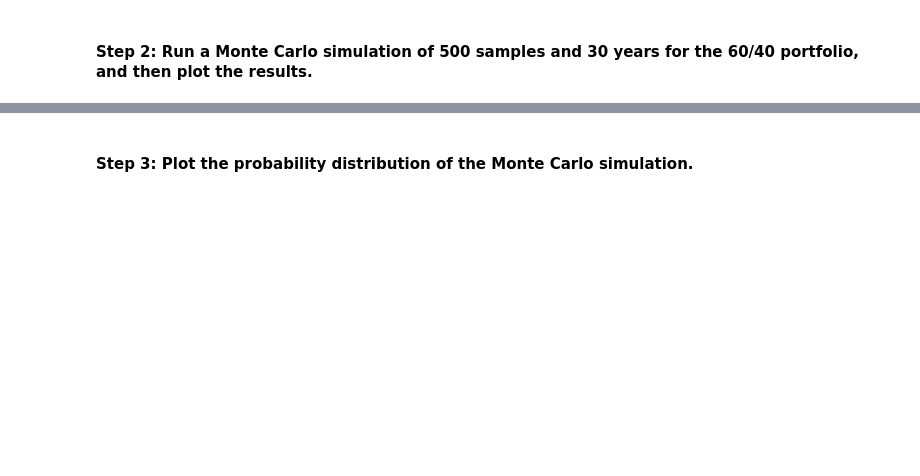
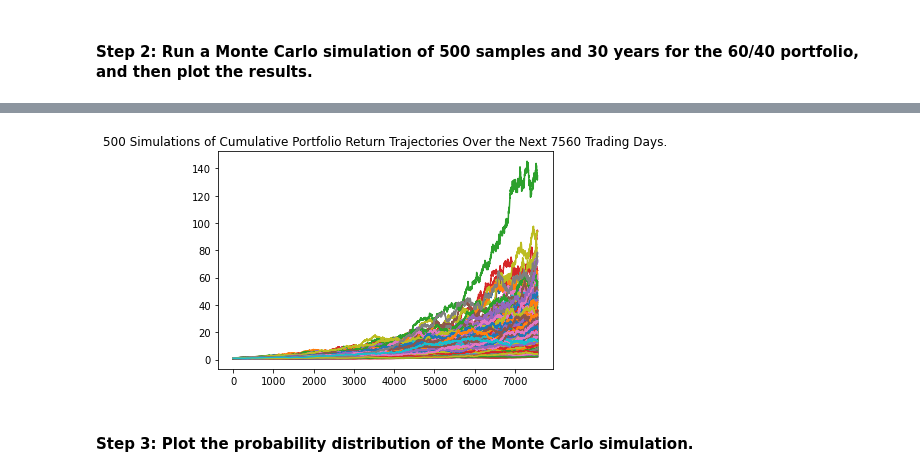
Before and after one commit to TaoNYC/columbia_fintech, a Jupyter notebook: Challenge_5_API_MC_Simulation_Forcasting_Portfilio_Performance/financial_planning_tools.ipynb, the cells around one changed output, grey strips where cells are left out. Cells and saved outputs as stored; diff of their text form; code cells hidden in the pictures; blank space fills up the shorter version.

Commit message:
added MC simulation for challenge 5

```diff
--- a/Challenge_5_API_MC_Simulation_Forcasting_Portfilio_Performance/financial_planning_tools.ipynb
+++ b/Challenge_5_API_MC_Simulation_Forcasting_Portfilio_Performance/financial_planning_tools.ipynb
@@ -474,6 +474,10 @@ In this section, you’ll use the MCForecastTools library to create a Monte Carl
 # Alternatively, you can use an end date of 2020-08-07 and work 3 years back from that date
 # YOUR CODE HERE
 # YOUR CODE HERE
+start_date_3_years = pd.Timestamp('2019-04-08',tz='America/New_York').isoformat()
+end_date_3_years = pd.Timestamp('2022-04-08',tz='America/New_York').isoformat()
+
 
 # Set number of rows to 1000 to retrieve the maximum amount of rows
 # YOUR CODE HERE
+limit_rows = 2000
@@ -483,14 +503,33 @@ In this section, you’ll use the MCForecastTools library to create a Monte Carl
 # The start and end dates should be updated with the information set above
 # Remember to add the df property to the end of the call so the response is returned as a DataFrame
 # YOUR CODE HERE
+prices_tickers_df_3_years = alpaca.get_bars(tickers,
+                                    timeframe,
+                                    limit=limit_rows,
+                                    start=start_date_3_years,
+                                    end=end_date_3_years
+                                   ).df
+display(prices_tickers_df_3_years.head())
+display(prices_tickers_df_3_years.tail())
+display(prices_tickers_df_3_years.shape)
 
 # Reorganize the DataFrame
 # Separate ticker data
 # YOUR CODE HERE
+AGG_3_years = prices_tickers_df_3_years[prices_tickers_df_3_years['symbol']=='AGG'].drop(columns='symbol')
+display(AGG_3_years.tail())
+display(AGG_3_years.shape)
+SPY_3_years = prices_tickers_df_3_years[prices_tickers_df_3_years['symbol']=='SPY'].drop(columns='symbol')
+display(SPY_3_years.tail())
+display(SPY_3_years.shape)
+
 
 # Concatenate the ticker DataFrames
 # YOUR CODE HERE
+prices_tickers_df_3_years_concat = pd.concat([AGG_3_years,SPY_3_years],axis=1,keys=['AGG','SPY'])
 
 # Display both the first and last five rows of the DataFrame
 # YOUR CODE HERE
 # YOUR CODE HERE
+display(prices_tickers_df_3_years_concat.head())
+display(prices_tickers_df_3_years_concat.tail())
@@ -501,6 +588,12 @@ In this section, you’ll use the MCForecastTools library to create a Monte Carl
 # The weights should be split 40% to AGG and 60% to SPY.
 # Run 500 samples.
 # YOUR CODE HERE
+MC_30_years = MCSimulation(portfolio_data=prices_tickers_df_3_years_concat,
+                           weights=[0.4,0.6],
+                           num_simulation=500,
+                           num_trading_days=252*30
+                          )
 
 # Review the simulation input data
 # YOUR CODE HERE
+MC_30_years.portfolio_data.head()
@@ -510,7 +655,10 @@ In this section, you’ll use the MCForecastTools library to create a Monte Carl
 # %%
 # Visualize the 30-year Monte Carlo simulation by creating an
 # overlay line plot
 # YOUR CODE HERE
+MC_sim_line_plot = MC_30_years.plot_simulation()
+# %% [output]
+[figure, added]
 # %% [markdown]
 #### Step 3: Plot the probability distribution of the Monte Carlo simulation.
 # %%
```
Also changed, not shown: parts of 20 cells of this notebook.
